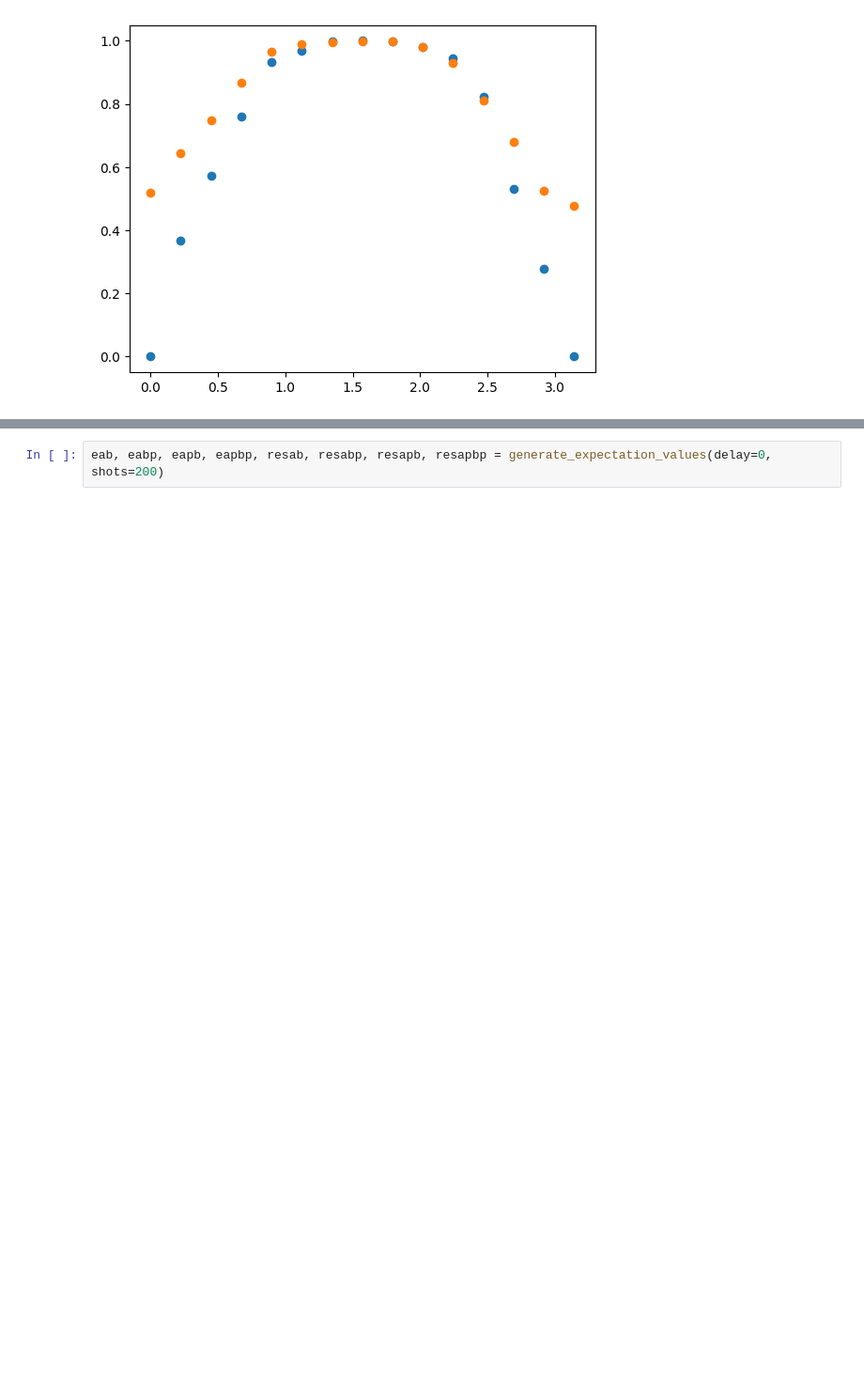
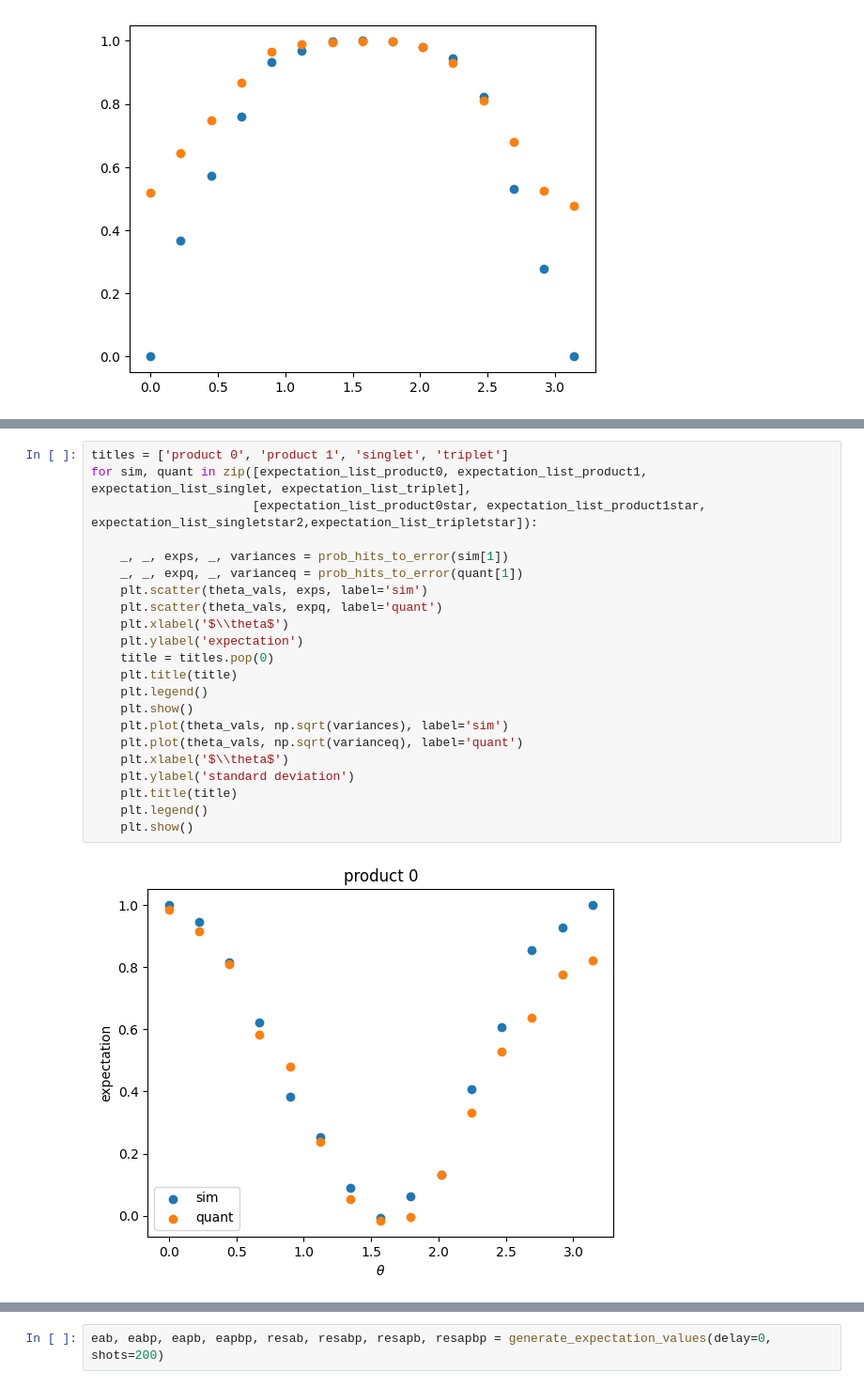
Before and after one commit to zds-dev/QuantumCoherentProject, a Jupyter notebook: notebooks/Initial tests.ipynb, the cells around one changed output, grey strips where cells are left out. Shown at 94% size. Saved outputs shown, nothing was run; the diff lists cells and outputs as text; blank space fills up the shorter version.

```diff
--- a/notebooks/Initial tests.ipynb
+++ b/notebooks/Initial tests.ipynb
@@ -221,0 +174,24 @@ def generate_expectation_values(delay=0, shots=1000):
+# %%
+titles = ['product 0', 'product 1', 'singlet', 'triplet']
+for sim, quant in zip([expectation_list_product0, expectation_list_product1, expectation_list_singlet, expectation_list_triplet],
+                      [expectation_list_product0star, expectation_list_product1star, expectation_list_singletstar2,expectation_list_tripletstar]):
+
+    _, _, exps, _, variances = prob_hits_to_error(sim[1])
+    _, _, expq, _, varianceq = prob_hits_to_error(quant[1])
+    plt.scatter(theta_vals, exps, label='sim')
+    plt.scatter(theta_vals, expq, label='quant')
+    plt.xlabel('$\\theta$')
+    plt.ylabel('expectation')
+    title = titles.pop(0)
+    plt.title(title)
+    plt.legend()
+    plt.show()
+    plt.plot(theta_vals, np.sqrt(variances), label='sim')
+    plt.plot(theta_vals, np.sqrt(varianceq), label='quant')
+    plt.xlabel('$\\theta$')
+    plt.ylabel('standard deviation')
+    plt.title(title)
+    plt.legend()
+    plt.show()
+# %% [output]
+[figure, added]
```
Also changed, not shown: parts of 11 cells of this notebook.
